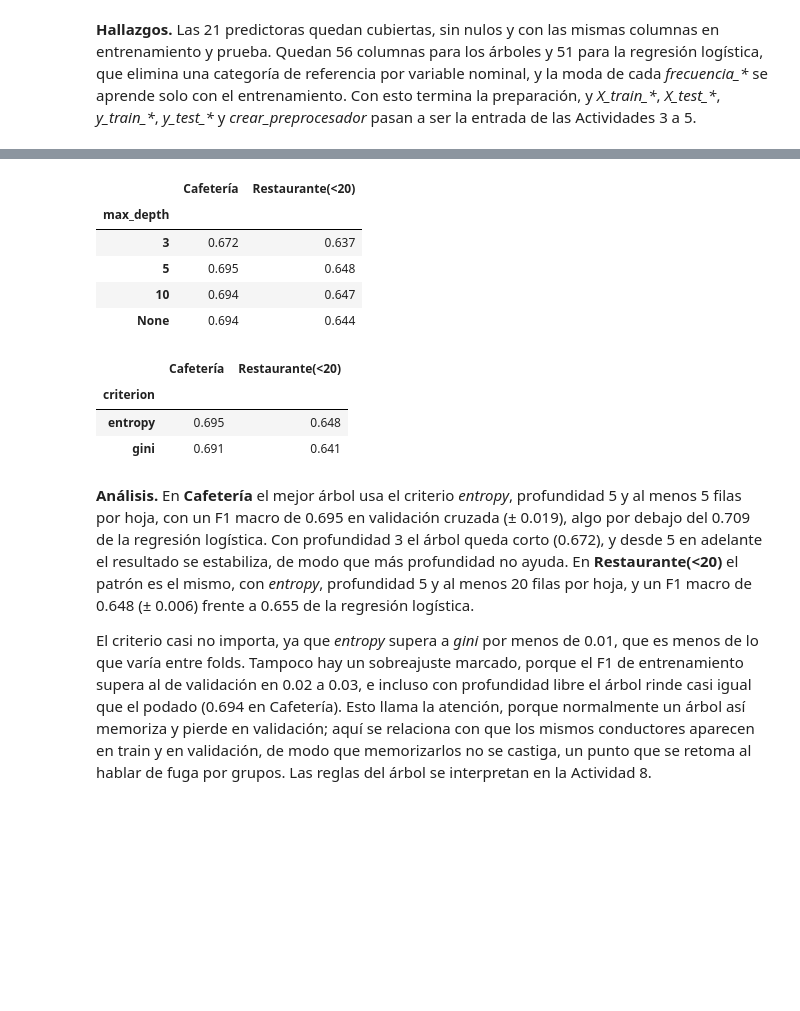
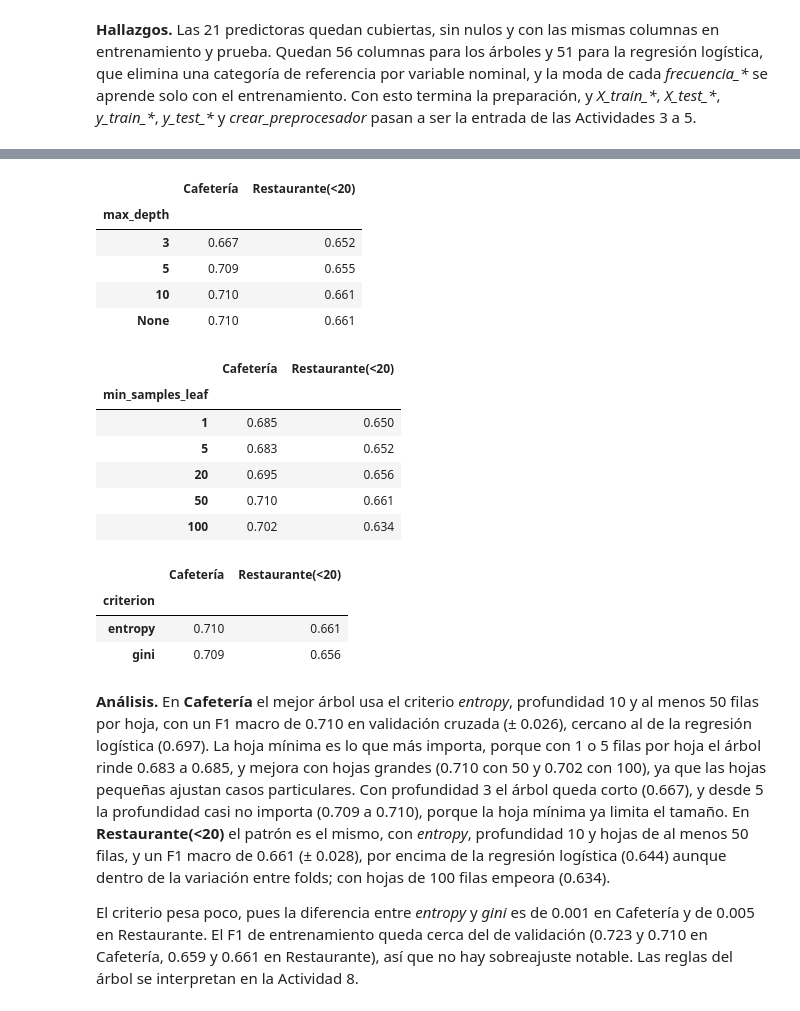
Before and after one commit to 5haiel/ISIS2611-Laboratorio3, a Jupyter notebook: sm.jimenezp1_j.trivinon.ipynb, the cells around one changed output, grey strips where cells are left out. Saved outputs shown, nothing was run; the diff lists cells and outputs as text; code cells hidden in the pictures; blank space fills up the shorter version.

```diff
--- a/sm.jimenezp1_j.trivinon.ipynb
+++ b/sm.jimenezp1_j.trivinon.ipynb
@@ -65,8 +64,12 @@ RUTA_DATOS = DATA_DIR / "Lab3_Datos.xlsx"
 RUTA_PRUEBA = DATA_DIR / "Lab3_datos_Prueba.xlsx"
 RUTA_DICCIONARIO = DATA_DIR / "Lab3_diccionario_Datos.xlsx"
 
-# Mismos folds para todos los modelos
-skf = StratifiedKFold(n_splits=5, shuffle=True, random_state=RANDOM_STATE)
+# Validación cruzada por conductor (un mismo conductor no queda a la vez en entrenamiento y validación),
+# con los mismos folds para todos los modelos
+cv_conductor = StratifiedGroupKFold(n_splits=5, shuffle=True, random_state=RANDOM_STATE)
+
+# Folds aleatorios, solo para contrastarlos con los de conductor (Actividad 5)
+cv_aleatorio = StratifiedKFold(n_splits=5, shuffle=True, random_state=RANDOM_STATE)
 
 print("Archivos de datos:", [p.name for p in DATA_DIR.glob("*.xlsx")])
 # %% [output]
@@ -619,10 +625,9 @@ Hay dos variantes. Para la **regresión logística** se estandarizan las ordinal
 # %%
 frecuencias = [c for c in predictoras_limpio if c.startswith("frecuencia_")]
-niveles_frecuencia = ["nunca", "menos de 1", "1 a 3", "4 a 8", "más de 8"]
 
 # Orden de las ordinales, escrito con el texto exacto de los datos
 orden = {
-    "hora": ["7:00 a.m.", "10:00 a.m.", "2:00 p.m.", "6:00 p.m.", "10:00 p.m."],
+    "hora": orden_hora,
     "edad": ["menor de 21", "21", "26", "31", "36", "41", "46", "50 o más"],
     "educacion": ["Bachillerato incompleto", "Bachillerato completo", "Estudios universitarios sin título",
                   "Técnico/Tecnólogo", "Pregrado", "Posgrado (Maestría o Doctorado)"],
@@ -631,7 +636,7 @@ orden = {
                 "$100.000 o más"],
 }
 for col in frecuencias:
-    orden[col] = niveles_frecuencia
+    orden[col] = orden_frec
 
 cols_ordinales = list(orden)
 cols_binarias = ["genero", "tiene_hijos", "vigencia_cupon", "tiempo_cupon_mayor_15min",
@@ -712,12 +716,12 @@ pipeline_lr = Pipeline([
 
 valores_C = [0.001, 0.01, 0.1, 1, 10, 100, 1000]
 param_grid_lr = [
-    {"clf__l1_ratio": [0], "clf__solver": ["lbfgs", "liblinear", "newton-cg"], "clf__C": valores_C},  # L2
-    {"clf__l1_ratio": [1], "clf__solver": ["liblinear"], "clf__C": valores_C},                          # L1
+    {"clf__l1_ratio": [0], "clf__solver": ["lbfgs", "liblinear", "newton-cg"], "clf__C": valores_C},  # l1_ratio=0 equivale a L2
+    {"clf__l1_ratio": [1], "clf__solver": ["liblinear"], "clf__C": valores_C},  # l1_ratio=1 equivale a L1
 ]
 
-grid_lr_cafe = GridSearchCV(pipeline_lr, param_grid_lr, cv=skf, scoring="f1_macro", n_jobs=-1)
-grid_lr_cafe.fit(X_train_cafe, y_train_cafe)
+grid_lr_cafe = GridSearchCV(pipeline_lr, param_grid_lr, cv=cv_conductor, scoring="f1_macro", n_jobs=-1)
+grid_lr_cafe.fit(X_train_cafe, y_train_cafe, groups=grupos_train_cafe)
 
-grid_lr_rest = GridSearchCV(pipeline_lr, param_grid_lr, cv=skf, scoring="f1_macro", n_jobs=-1)
-grid_lr_rest.fit(X_train_rest, y_train_rest)
+grid_lr_rest = GridSearchCV(pipeline_lr, param_grid_lr, cv=cv_conductor, scoring="f1_macro", n_jobs=-1)
+grid_lr_rest.fit(X_train_rest, y_train_rest, groups=grupos_train_rest);
@@ -822,12 +808,12 @@ pipeline_arbol = Pipeline([
 
 param_grid_arbol = {
     "clf__max_depth": [3, 5, 10, None],
-    "clf__min_samples_leaf": [1, 5, 20],
+    "clf__min_samples_leaf": [1, 5, 20, 50, 100],
     "clf__criterion": ["gini", "entropy"],
 }
 
-grid_arbol_cafe = GridSearchCV(pipeline_arbol, param_grid_arbol, cv=skf, scoring="f1_macro", n_jobs=-1)
-grid_arbol_cafe.fit(X_train_cafe, y_train_cafe)
+grid_arbol_cafe = GridSearchCV(pipeline_arbol, param_grid_arbol, cv=cv_conductor, scoring="f1_macro", n_jobs=-1)
+grid_arbol_cafe.fit(X_train_cafe, y_train_cafe, groups=grupos_train_cafe)
 
-grid_arbol_rest = GridSearchCV(pipeline_arbol, param_grid_arbol, cv=skf, scoring="f1_macro", n_jobs=-1)
-grid_arbol_rest.fit(X_train_rest, y_train_rest)
+grid_arbol_rest = GridSearchCV(pipeline_arbol, param_grid_arbol, cv=cv_conductor, scoring="f1_macro", n_jobs=-1)
+grid_arbol_rest.fit(X_train_rest, y_train_rest, groups=grupos_train_rest);
@@ -892,37 +860,50 @@ Restaurante(<20): mejores combinaciones
 # %%
 # Mejor F1 macro en validación cruzada para cada valor de un hiperparámetro
 def mejor_por(grid, parametro):
     r = pd.DataFrame(grid.cv_results_)
     valores = r[f"param_clf__{parametro}"].map(str)  # None = sin límite
     return r.groupby(valores)["mean_test_score"].max()
 
 por_profundidad = pd.DataFrame({
     "Cafetería": mejor_por(grid_arbol_cafe, "max_depth"),
     "Restaurante(<20)": mejor_por(grid_arbol_rest, "max_depth"),
 }).reindex(["3", "5", "10", "None"]).rename_axis("max_depth")
 
 por_criterio = pd.DataFrame({
     "Cafetería": mejor_por(grid_arbol_cafe, "criterion"),
     "Restaurante(<20)": mejor_por(grid_arbol_rest, "criterion"),
 }).rename_axis("criterion")
 
+por_hoja = pd.DataFrame({
+    "Cafetería": mejor_por(grid_arbol_cafe, "min_samples_leaf"),
+    "Restaurante(<20)": mejor_por(grid_arbol_rest, "min_samples_leaf"),
+}).reindex([str(v) for v in param_grid_arbol["clf__min_samples_leaf"]]).rename_axis("min_samples_leaf")
+
 display(por_profundidad.round(3))
+display(por_hoja.round(3))
 display(por_criterio.round(3))
 # %% [output]
 |  | Cafetería | Restaurante(<20) |
 | max_depth |  |  |
-| 3 | 0.672 | 0.637 |
-| 5 | 0.695 | 0.648 |
-| 10 | 0.694 | 0.647 |
-| None | 0.694 | 0.644 |
+| 3 | 0.667 | 0.652 |
+| 5 | 0.709 | 0.655 |
+| 10 | 0.710 | 0.661 |
+| None | 0.710 | 0.661 |
 |  | Cafetería | Restaurante(<20) |
-| criterion |  |  |
-| entropy | 0.695 | 0.648 |
-| gini | 0.691 | 0.641 |
+| min_samples_leaf |  |  |
+| 1 | 0.685 | 0.650 |
+| 5 | 0.683 | 0.652 |
+| 20 | 0.695 | 0.656 |
+| 50 | 0.710 | 0.661 |
+| 100 | 0.702 | 0.634 |
+|  | Cafetería | Restaurante(<20) |
+| criterion |  |  |
+| entropy | 0.710 | 0.661 |
+| gini | 0.709 | 0.656 |
-# %% [markdown]
-**Análisis.** En **Cafetería** el mejor árbol usa el criterio *entropy*, profundidad 5 y al menos 5 filas por hoja, con un F1 macro de 0.695 en validación cruzada (± 0.019), algo por debajo del 0.709 de la regresión logística. Con profundidad 3 el árbol queda corto (0.672), y desde 5 en adelante el resultado se estabiliza, de modo que más profundidad no ayuda. En **Restaurante(<20)** el patrón es el mismo, con *entropy*, profundidad 5 y al menos 20 filas por hoja, y un F1 macro de 0.648 (± 0.006) frente a 0.655 de la regresión logística.
-
-El criterio casi no importa, ya que *entropy* supera a *gini* por menos de 0.01, que es menos de lo que varía entre folds. Tampoco hay un sobreajuste marcado, porque el F1 de entrenamiento supera al de validación en 0.02 a 0.03, e incluso con profundidad libre el árbol rinde casi igual que el podado (0.694 en Cafetería). Esto llama la atención, porque normalmente un árbol así memoriza y pierde en validación; aquí se relaciona con que los mismos conductores aparecen en train y en validación, de modo que memorizarlos no se castiga, un punto que se retoma al hablar de fuga por grupos. Las reglas del árbol se interpretan en la Actividad 8.
+# %% [markdown]
+**Análisis.** En **Cafetería** el mejor árbol usa el criterio *entropy*, profundidad 10 y al menos 50 filas por hoja, con un F1 macro de 0.710 en validación cruzada (± 0.026), cercano al de la regresión logística (0.697). La hoja mínima es lo que más importa, porque con 1 o 5 filas por hoja el árbol rinde 0.683 a 0.685, y mejora con hojas grandes (0.710 con 50 y 0.702 con 100), ya que las hojas pequeñas ajustan casos particulares. Con profundidad 3 el árbol queda corto (0.667), y desde 5 la profundidad casi no importa (0.709 a 0.710), porque la hoja mínima ya limita el tamaño. En **Restaurante(<20)** el patrón es el mismo, con *entropy*, profundidad 10 y hojas de al menos 50 filas, y un F1 macro de 0.661 (± 0.028), por encima de la regresión logística (0.644) aunque dentro de la variación entre folds; con hojas de 100 filas empeora (0.634).
+
+El criterio pesa poco, pues la diferencia entre *entropy* y *gini* es de 0.001 en Cafetería y de 0.005 en Restaurante. El F1 de entrenamiento queda cerca del de validación (0.723 y 0.710 en Cafetería, 0.659 y 0.661 en Restaurante), así que no hay sobreajuste notable. Las reglas del árbol se interpretan en la Actividad 8.
 # %% [markdown]
 ## <a id="actividad5"></a> Actividad 5 - Random Forest
 
```
Also changed, not shown: parts of 72 cells of this notebook, 1 other file.
